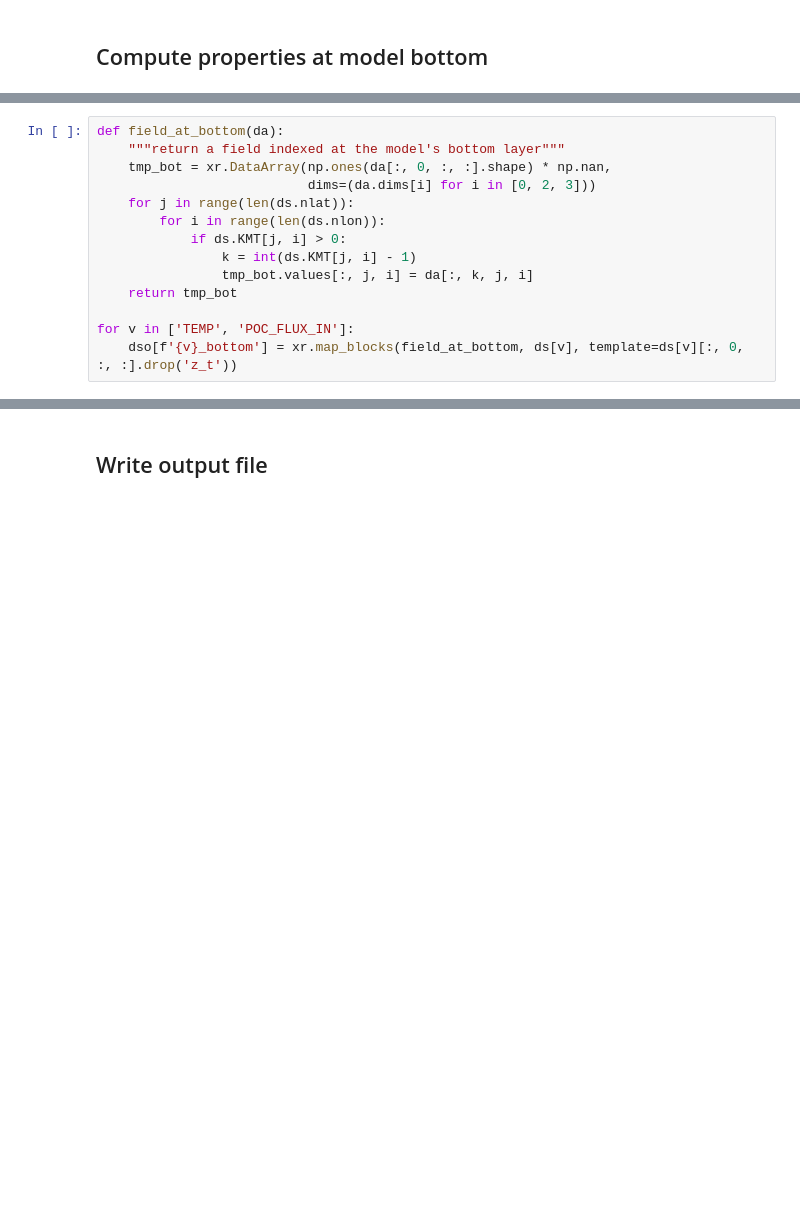
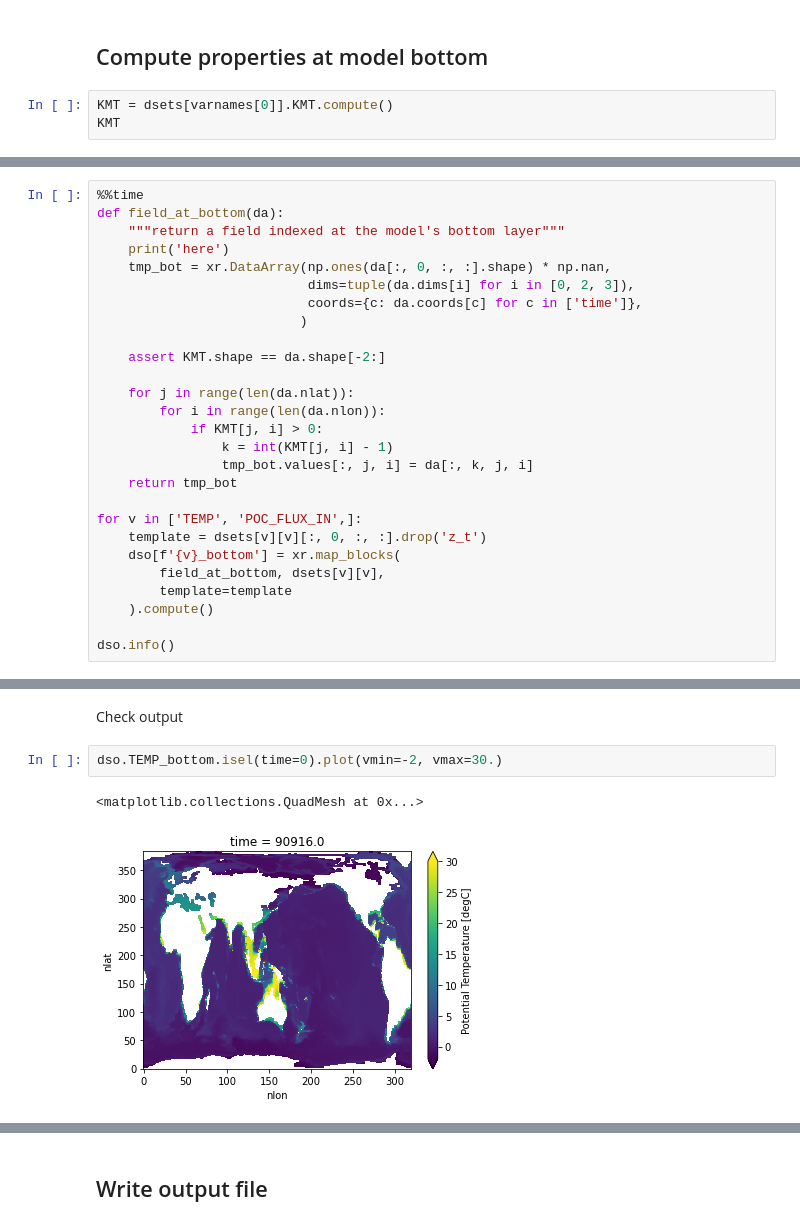
Before and after one commit to matt-long/fish-offline, a Jupyter notebook: notebooks/proc-cesm-dple-fields.ipynb, the cells around one changed output, grey strips where cells are left out. Saved outputs shown, nothing was run; the diff lists cells and outputs as text; blank space fills up the shorter version.

```diff
--- a/notebooks/proc-cesm-dple-fields.ipynb
+++ b/notebooks/proc-cesm-dple-fields.ipynb
@@ -113,2 +206,5 @@ for v in ['TEMP', 'zooC', 'zoo_loss', 'diatC', 'spC']:
 # %% [markdown]
 ## Compute properties at model bottom
+# %%
+KMT = dsets[varnames[0]].KMT.compute()
+KMT
@@ -115,14 +224,27 @@ for v in ['TEMP', 'zooC', 'zoo_loss', 'diatC', 'spC']:
 # %%
+%%time
 def field_at_bottom(da):
     """return a field indexed at the model's bottom layer"""
+    print('here')
     tmp_bot = xr.DataArray(np.ones(da[:, 0, :, :].shape) * np.nan,
-                           dims=(da.dims[i] for i in [0, 2, 3]))
-    for j in range(len(ds.nlat)):
-        for i in range(len(ds.nlon)):
-            if ds.KMT[j, i] > 0:
-                k = int(ds.KMT[j, i] - 1)
+                           dims=tuple(da.dims[i] for i in [0, 2, 3]),
+                           coords={c: da.coords[c] for c in ['time']},
+                          )
+
+    assert KMT.shape == da.shape[-2:]
+
+    for j in range(len(da.nlat)):
+        for i in range(len(da.nlon)):
+            if KMT[j, i] > 0:
+                k = int(KMT[j, i] - 1)
                 tmp_bot.values[:, j, i] = da[:, k, j, i]
     return tmp_bot
 
-for v in ['TEMP', 'POC_FLUX_IN']:
-    dso[f'{v}_bottom'] = xr.map_blocks(field_at_bottom, ds[v], template=ds[v][:, 0, :, :].drop('z_t'))
+for v in ['TEMP', 'POC_FLUX_IN',]:
+    template = dsets[v][v][:, 0, :, :].drop('z_t')
+    dso[f'{v}_bottom'] = xr.map_blocks(
+        field_at_bottom, dsets[v][v],
+        template=template
+    ).compute()
+
+dso.info()
@@ -128,0 +269,7 @@ for v in ['TEMP', 'POC_FLUX_IN']:
+# %% [markdown]
+Check output
+# %%
+dso.TEMP_bottom.isel(time=0).plot(vmin=-2, vmax=30.)
+# %% [output]
+<matplotlib.collections.QuadMesh at 0x...>
+[figure, added]
```
Also changed, not shown: parts of 12 cells of this notebook.
